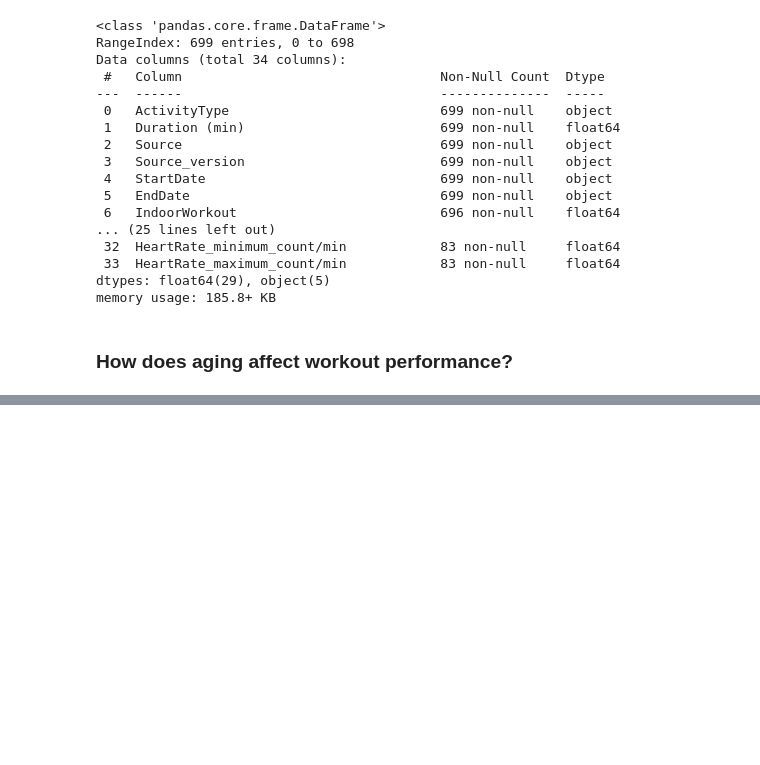
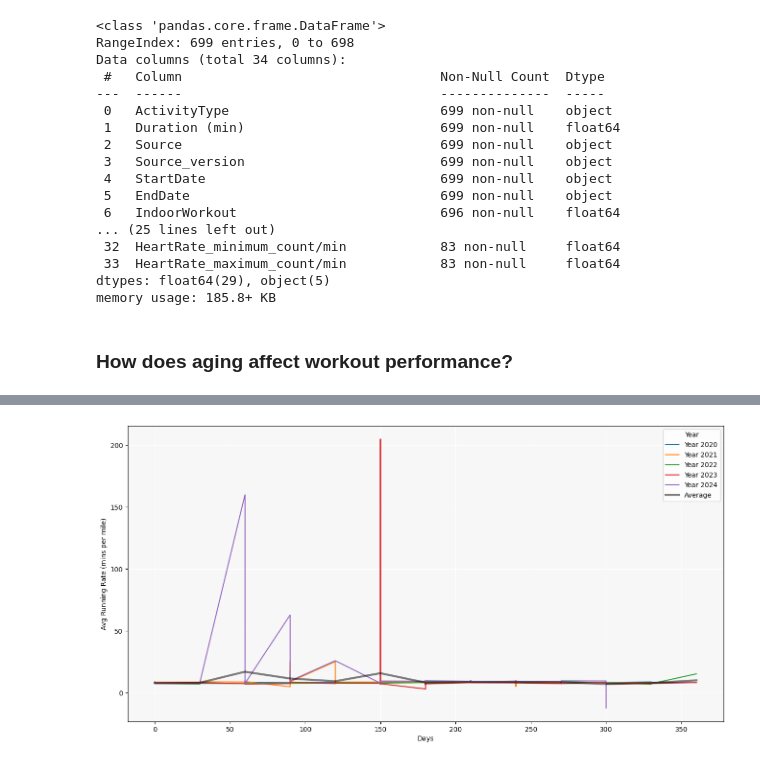
Before and after one commit to Jalley22/apple-health-run-analysis, a Jupyter notebook: 2_eda_workout_trends.ipynb, the cells around one changed output, grey strips where cells are left out. Drawn from its saved outputs; the diff is of its cells as text; code cells hidden in the pictures; blank space fills up the shorter version.

```diff
--- a/2_eda_workout_trends.ipynb
+++ b/2_eda_workout_trends.ipynb
@@ -125,0 +146,2 @@ my_workouts['StartDate'] = pd.to_datetime(my_workouts['StartDate'])
+# %%
+running_workouts = my_workouts.query('ActivityType == "Running"')
@@ -125,0 +168,3 @@ my_workouts['StartDate'] = pd.to_datetime(my_workouts['StartDate'])
+# %%
+running_workouts = running_workouts.copy()
+running_workouts['rate_mins_mile']=(running_workouts['Duration (min)'] - running_workouts['PausedDuration_mins'])/running_workouts['DistanceWalkingRunning_sum_mi']
@@ -125,0 +183,11 @@ my_workouts['StartDate'] = pd.to_datetime(my_workouts['StartDate'])
+# %%
+# Let's normalize time to 0 each calendar year to calculate days
+# Step 1: Group by year and find the minimum date for each year
+running_workouts['year'] = running_workouts['StartDate'].dt.year
+min_dates = running_workouts.groupby('year')['StartDate'].transform('min')
+
+# Step 2: Calculate the difference in days from the start of each year
+running_workouts['running_days'] = (running_workouts['StartDate'] - min_dates).dt.days
+
+# Step 3: Round the producing_days to the nearest 30-day increment
+running_workouts['running_days_round'] = (running_workouts['running_days'] / 30).round() * 30
@@ -125,0 +204,38 @@ my_workouts['StartDate'] = pd.to_datetime(my_workouts['StartDate'])
+# %%
+# let's plot rate over time
+# Plotting
+# Define the colormap
+colormap =plt.colormaps['tab10']
+
+fig = plt.figure(figsize=[16, 8])
+ax = fig.add_subplot(1, 1, 1)
+
+# Group by year and assign colors
+for i, (year, chunk) in enumerate(running_workouts.groupby('year')):
+    ax.plot(
+        chunk['running_days_round'],
+        chunk['rate_mins_mile'],
+        label=f"Year {year}",  # Add label for legend
+        color=colormap(i)     # Use colormap for color
+    )
+
+# Add average line (proxy for type curve)
+ax.plot(
+    running_workouts.groupby('running_days_round')['rate_mins_mile'].mean(),
+    alpha=0.5,
+    color='black',
+    linewidth=3,
+    label='Average'
+)
+
+# Customize plot
+ax.set_facecolor((0.97, 0.97, 0.97))
+ax.set_ylabel('Avg Running Rate (mins per mile)')
+ax.set_xlabel('Days')
+ax.grid(color='w')
+ax.legend(title="Year", loc='best')  # Add legend
+
+# Show plot
+plt.show()
+# %% [output]
+[figure, added]
```
Also changed, not shown: parts of 14 cells of this notebook.
